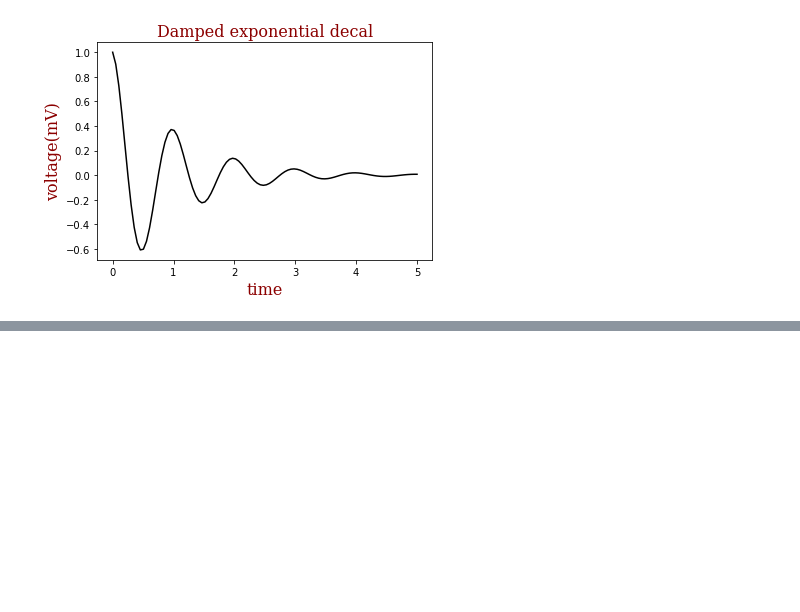
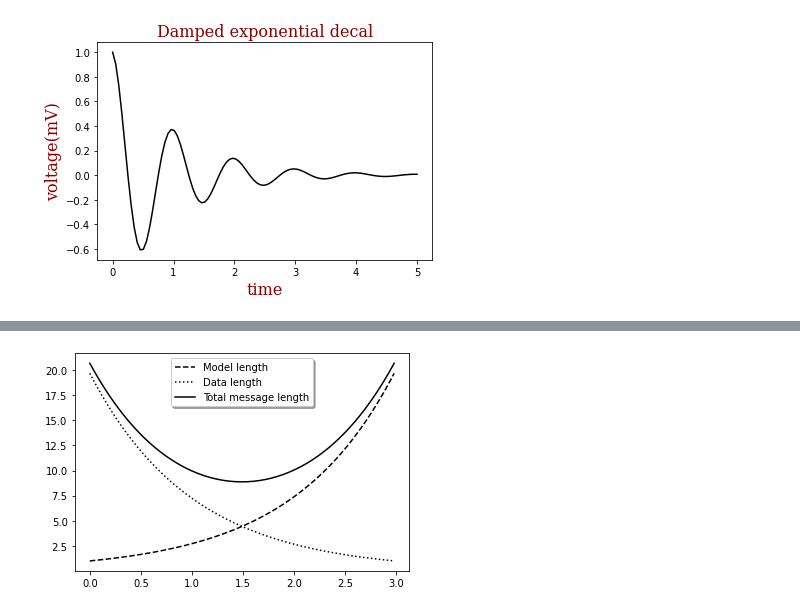
Before and after one commit to kdstheace/Python-Study, a Jupyter notebook: [Review]Visualization.ipynb, the cells around one changed output, grey strips where cells are left out. Saved outputs shown, nothing was run; the diff lists cells and outputs as text; code cells hidden in the pictures; blank space fills up the shorter version.

```diff
--- a/[Review]Visualization.ipynb
+++ b/[Review]Visualization.ipynb
@@ -66,0 +88,17 @@ plt.show()
+# %%
+#범례
+
+a = np.arange(0, 3, 0.02)
+c = np.exp(a)
+d = c[::-1]
+
+fig, ax = plt.subplots()
+ax.plot(a, c, 'k--', label='Model length')
+ax.plot(a, d, 'k:', label='Data length')
+ax.plot(a, c+d, 'k', label='Total message length')
+
+legend = ax.legend(loc='upper center', shadow='True')
+
+plt.show()
+# %% [output]
+[figure, added]
```
Also changed, not shown: parts of 14 cells of this notebook.
